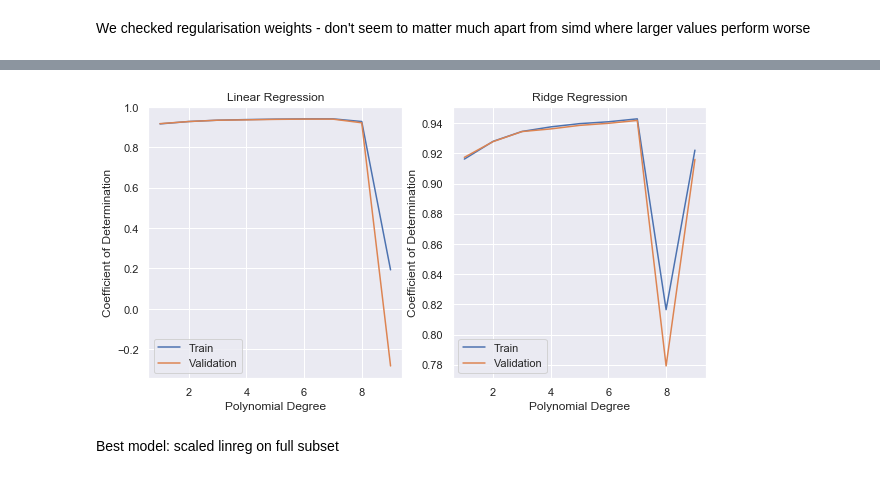
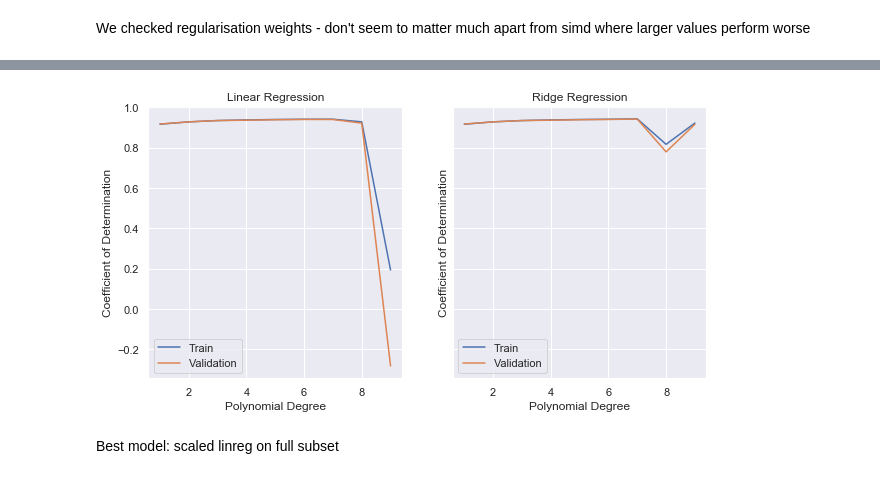
Before and after one commit to TheStek/Railway-Fares, a Jupyter notebook: Code/3. ML/Linear Regression.ipynb, the cells around one changed output, grey strips where cells are left out. Drawn from its saved outputs; the diff is of its cells as text; code cells hidden in the pictures.

```diff
--- a/Code/3. ML/Linear Regression.ipynb
+++ b/Code/3. ML/Linear Regression.ipynb
@@ -114,26 +114,26 @@ Ill-conditioned matrix detected. Result is not guaranteed to be accurate.
 Reciprocal condition number1.378449e-37
   return linalg.solve(A, Xy, sym_pos=True, overwrite_a=True).T
 # %%
-fig, ax = plt.subplots(1, 2)
+fig, ax = plt.subplots(1, 2, sharey = True)
 fig.set_size_inches(10, 5)
 
 ax[0].plot(range(1, K), linreg_train_scores, label = "Train")
 ax[0].plot(range(1, K), linreg_val_scores, label = "Validation")
 ax[0].legend()
 ax[0].title.set_text("Linear Regression")
 ax[0].set_xlabel("Polynomial Degree")
 ax[0].set_ylabel("Coefficient of Determination")
 
 ax[1].plot(range(1, K), ridge_train_scores, label = "Train")
 ax[1].plot(range(1, K), ridge_val_scores, label = "Validation")
 ax[1].legend()
 ax[1].title.set_text("Ridge Regression")
 ax[1].set_xlabel("Polynomial Degree")
 ax[1].set_ylabel("Coefficient of Determination")
 
 plt.savefig(r"C:\Users\User\Documents\4. Fourth Year\Project\Write Up Artifacts\ML\poly_linreg.png", dpi = 300)
 # %% [output]
-[figure, old version]
+[figure, new version]
 # %% [markdown]
 Best model: scaled linreg on full subset
 # %%
```
Also changed, not shown: 2 other files.
